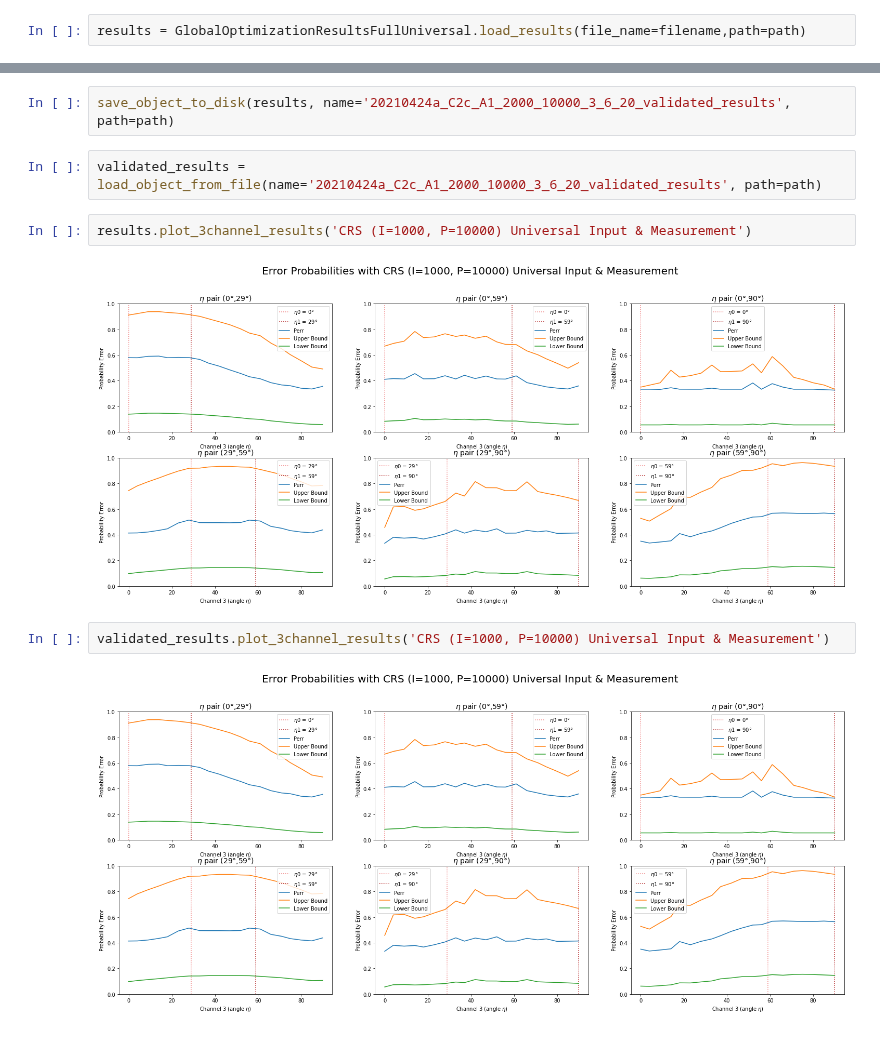
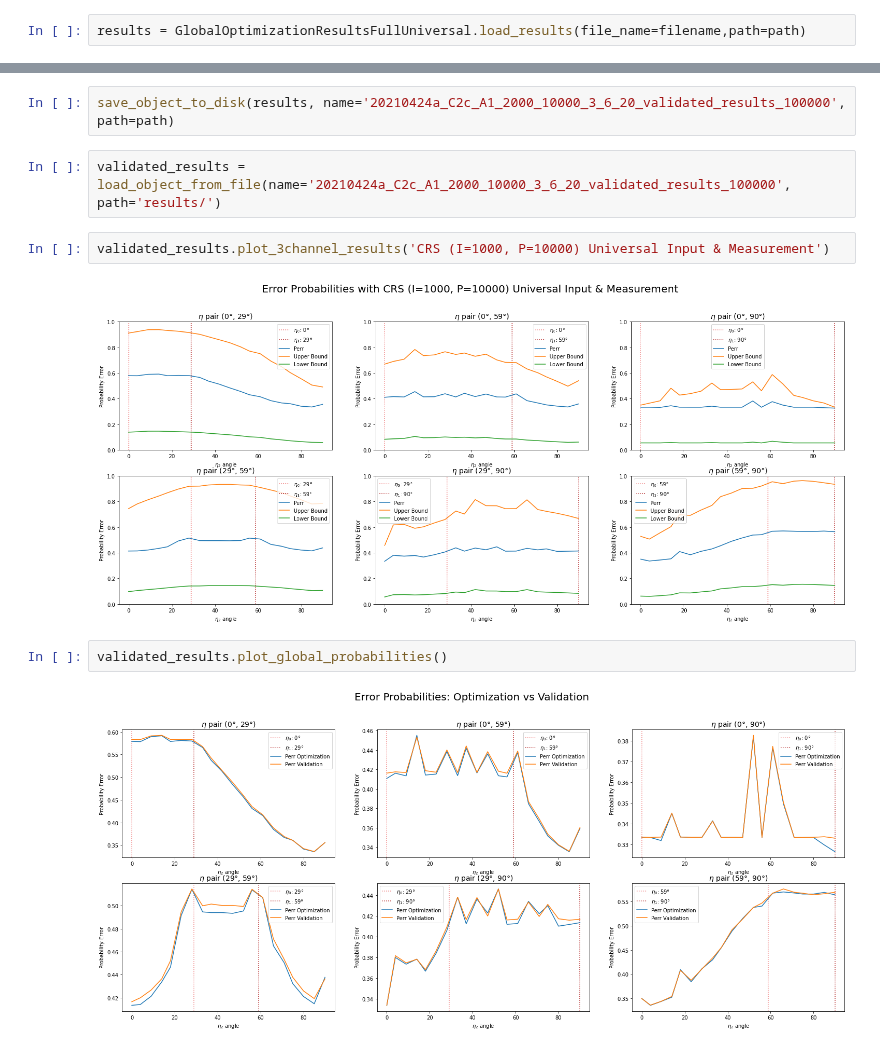
Before and after one commit to iamtxena/quantum-channel-discrimination, a Jupyter notebook: src/3-etas-results-analysis-validation.ipynb, the cells around one changed output, grey strips where cells are left out. Drawn from its saved outputs; the diff is of its cells as text.

Commit message:
added results

```diff
--- a/src/3-etas-results-analysis-validation.ipynb
+++ b/src/3-etas-results-analysis-validation.ipynb
@@ -42,14 +44,14 @@ Probability differences --> MAX: 0.85% , MIN: -0.32%
 Preparing results to plot...
 Results ready to be displayed. 😎
 # %%
-save_object_to_disk(results, name='20210424a_C2c_A1_2000_10000_3_6_20_validated_results', path=path)
+save_object_to_disk(results, name='20210424a_C2c_A1_2000_10000_3_6_20_validated_results_100000', path=path)
 # %%
-validated_results = load_object_from_file(name='20210424a_C2c_A1_2000_10000_3_6_20_validated_results', path=path)
+validated_results = load_object_from_file(name='20210424a_C2c_A1_2000_10000_3_6_20_validated_results_100000', path='results/')
-# %%
-results.plot_3channel_results('CRS (I=1000, P=10000) Universal Input & Measurement')
-# %% [output]
-[figure, removed]
 # %%
 validated_results.plot_3channel_results('CRS (I=1000, P=10000) Universal Input & Measurement')
 # %% [output]
-[figure, old version]
+[figure, new version]
+# %%
+validated_results.plot_global_probabilities()
+# %% [output]
+[figure, added]
```
Also changed, not shown: parts of 6 cells of this notebook, 31 other files.
